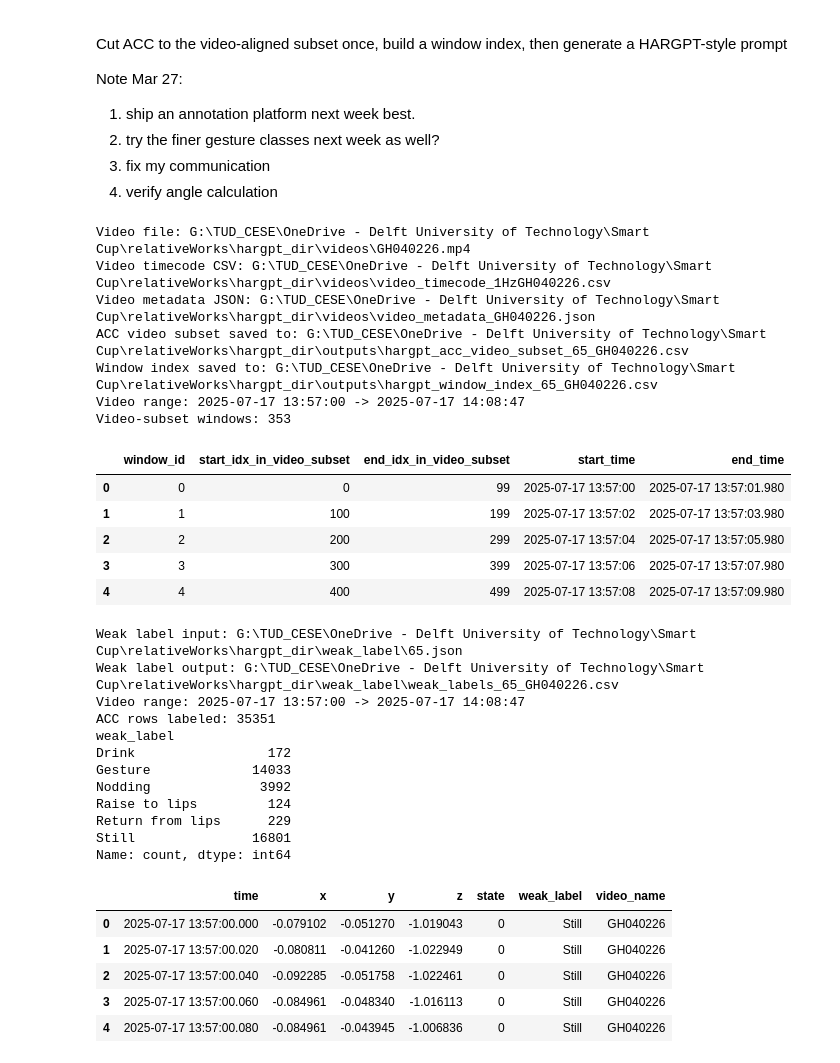
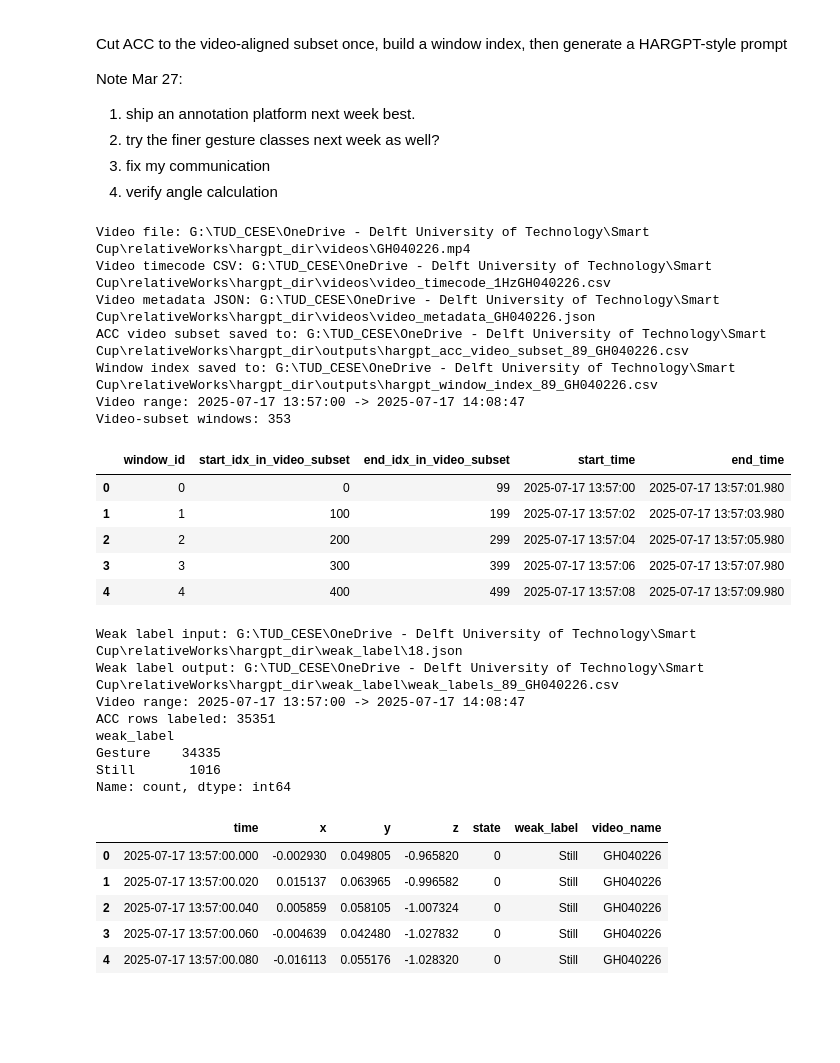
Before and after one commit to XiaoLiZaiCi113/myHARGPT, a Jupyter notebook: HARGPT.ipynb, the cells around one changed output. Cells and saved outputs as stored; diff of their text form; code cells hidden in the pictures; blank space fills up the shorter version.

```diff
--- a/HARGPT.ipynb
+++ b/HARGPT.ipynb
@@ -12,7 +12,7 @@ Note Mar 27:
 from pathlib import Path
 import pandas as pd
 
-from video_ltc import ensure_video_timecode_csv
+from video_ltc import ensure_video_timecode_csv, load_record_date_from_metadata_json
 
 PROJECT_ROOT = Path.cwd().resolve()#.parent
 OUTPUT_DIR = Path.cwd() / "outputs"
@@ -20,9 +20,15 @@ VIDEO_DIR = Path.cwd() / "videos"
 OUTPUT_DIR.mkdir(exist_ok=True)
 VIDEO_DIR.mkdir(exist_ok=True)
 
-PARTICIPANT_ID = "65"
+PARTICIPANT_NO = 18
+PARTICIPANT_TO_ACCID = {
+    1: 81, 2: 64, 3: 72, 4: 78, 5: 74, 6: 85, 7: 73, 8: 87,
+    9: 92, 10: 71, 11: 84, 12: 95, 13: 86, 14: 76, 15: 67, 16: 68,
+    17: 77, 18: 89, 19: 70, 20: 93, 21: 79, 22: 90, 23: 99, 24: 65,
+    25: 75, 26: 80, 27: 66, 28: 82, 29: 83, 30: 94, 31: 91, 32: 88,
+}
+PARTICIPANT_ID = str(PARTICIPANT_TO_ACCID[PARTICIPANT_NO])
 VIDEO_NAME = "GH040226"
-RECORD_DATE = pd.Timestamp("2025-07-17").date()
 VIDEO_FILE = None
 VIDEO_START_TIMECODE = None
 VIDEO_FPS = None
@@ -34,8 +40,8 @@ STRIDE_SECONDS = 2.0
 WINDOW_SIZE = int(TARGET_FS * WINDOW_SECONDS)
 STRIDE_SIZE = int(TARGET_FS * STRIDE_SECONDS)
 
-WINDOW_INDEX_IN_VIDEO_SUBSET = 100
-PROMPT_WINDOW_COUNT = 50
+WINDOW_INDEX_IN_VIDEO_SUBSET = 0
+PROMPT_WINDOW_COUNT = 400
 
 ACC_FILE = PROJECT_ROOT / "acc_files_cup" / PARTICIPANT_ID / "ACC_0.csv"
 VIDEO_FILE, VIDEO_TIMECODE_FILE, VIDEO_METADATA_FILE = ensure_video_timecode_csv(
@@ -46,6 +52,7 @@ VIDEO_FILE, VIDEO_TIMECODE_FILE, VIDEO_METADATA_FILE = ensure_video_timecode_csv
     fallback_fps=VIDEO_FPS,
     regenerate=FORCE_REGENERATE_VIDEO_METADATA,
 )
+RECORD_DATE = load_record_date_from_metadata_json(VIDEO_METADATA_FILE)
 WINDOW_INDEX_CSV = OUTPUT_DIR / f"hargpt_window_index_{PARTICIPANT_ID}_{VIDEO_NAME}.csv"
 ACC_VIDEO_CSV = OUTPUT_DIR / f"hargpt_acc_video_subset_{PARTICIPANT_ID}_{VIDEO_NAME}.csv"
 
@@ -123,8 +130,8 @@ window_index_df.head()
 Video file: G:\TUD_CESE\OneDrive - Delft University of Technology\Smart Cup\relativeWorks\hargpt_dir\videos\GH040226.mp4
 Video timecode CSV: G:\TUD_CESE\OneDrive - Delft University of Technology\Smart Cup\relativeWorks\hargpt_dir\videos\video_timecode_1HzGH040226.csv
 Video metadata JSON: G:\TUD_CESE\OneDrive - Delft University of Technology\Smart Cup\relativeWorks\hargpt_dir\videos\video_metadata_GH040226.json
-ACC video subset saved to: G:\TUD_CESE\OneDrive - Delft University of Technology\Smart Cup\relativeWorks\hargpt_dir\outputs\hargpt_acc_video_subset_65_GH040226.csv
-Window index saved to: G:\TUD_CESE\OneDrive - Delft University of Technology\Smart Cup\relativeWorks\hargpt_dir\outputs\hargpt_window_index_65_GH040226.csv
+ACC video subset saved to: G:\TUD_CESE\OneDrive - Delft University of Technology\Smart Cup\relativeWorks\hargpt_dir\outputs\hargpt_acc_video_subset_89_GH040226.csv
+Window index saved to: G:\TUD_CESE\OneDrive - Delft University of Technology\Smart Cup\relativeWorks\hargpt_dir\outputs\hargpt_window_index_89_GH040226.csv
 Video range: 2025-07-17 13:57:00 -> 2025-07-17 14:08:47
 Video-subset windows: 353
 |  | window_id | start_idx_in_video_subset | end_idx_in_video_subset | start_time | end_time |
@@ -138,24 +145,31 @@ Video-subset windows: 353
 import json
 import numpy as np
 
-WEAK_LABEL_INPUT = PROJECT_ROOT / "weak_label" / f"{PARTICIPANT_ID}.json"
+WEAK_LABEL_INPUT = PROJECT_ROOT / "weak_label" / f"{PARTICIPANT_NO}.json"
 WEAK_LABEL_OUTPUT = PROJECT_ROOT / "weak_label" / f"weak_labels_{PARTICIPANT_ID}_{VIDEO_NAME}.csv"
 
 label_to_state = {
     "Still": 0,
     "Gesture": 1,
-    "Raise to lips": 2,
-    "Drink": 3,
-    "Return from lips": 4,
-    "Nodding": 5,
+    "Drinking": 2,
+    "Toasting": 3,
+    "Nodding": 4,
 }
 label_priority = {
     "Still": 0,
     "Nodding": 1,
     "Gesture": 2,
-    "Return from lips": 3,
-    "Raise to lips": 4,
-    "Drink": 5,
+    "Toasting": 3,
+    "Drinking": 4,
+}
+category_aliases = {
+    "still": "Still",
+    "gesture": "Gesture",
+    "drink": "Drinking",
+    "drinking": "Drinking",
+    "toast": "Toasting",
+    "toasting": "Toasting",
+    "nodding": "Nodding",
 }
 
 if not WEAK_LABEL_INPUT.exists():
@@ -173,6 +187,7 @@ weak_df = weak_df.copy()
 weak_df["start"] = pd.to_numeric(weak_df["start"], errors="coerce")
 weak_df["end"] = pd.to_numeric(weak_df["end"], errors="coerce")
 weak_df["category"] = weak_df["category"].astype(str).str.strip()
+weak_df["category"] = weak_df["category"].map(lambda value: category_aliases.get(str(value).strip().lower(), str(value).strip()))
 weak_df = weak_df.dropna(subset=["start", "end", "category"]).sort_values(["start", "end"]).reset_index(drop=True)
 
 invalid_segments = weak_df[weak_df["end"] < weak_df["start"]].copy()
@@ -197,46 +212,42 @@ priority_buffer = np.zeros(len(acc_weak), dtype=int)
 
 for row in weak_df.itertuples(index=False):
     priority = label_priority[row.category]
     mask = (acc_weak["time"] >= row.clipped_start) & (acc_weak["time"] <= row.clipped_end)
     if not mask.any():
         continue
     mask_np = mask.to_numpy()
     update_mask = mask_np & (priority >= priority_buffer)
     if not update_mask.any():
         continue
     priority_buffer[update_mask] = priority
     acc_weak.loc[update_mask, "state"] = label_to_state[row.category]
     acc_weak.loc[update_mask, "weak_label"] = row.category
 
 acc_weak["video_name"] = VIDEO_NAME
 acc_weak = acc_weak[["time", "x", "y", "z", "state", "weak_label", "video_name"]]
 acc_weak.to_csv(WEAK_LABEL_OUTPUT, index=False)
 
 print(f"Weak label input: {WEAK_LABEL_INPUT}")
 print(f"Weak label output: {WEAK_LABEL_OUTPUT}")
 print(f"Video range: {video_start} -> {video_end}")
 print(f"ACC rows labeled: {len(acc_weak)}")
 print(acc_weak["weak_label"].value_counts().sort_index())
 acc_weak.head()
 # %% [output]
-Weak label input: G:\TUD_CESE\OneDrive - Delft University of Technology\Smart Cup\relativeWorks\hargpt_dir\weak_label\65.json
-Weak label output: G:\TUD_CESE\OneDrive - Delft University of Technology\Smart Cup\relativeWorks\hargpt_dir\weak_label\weak_labels_65_GH040226.csv
+Weak label input: G:\TUD_CESE\OneDrive - Delft University of Technology\Smart Cup\relativeWorks\hargpt_dir\weak_label\18.json
+Weak label output: G:\TUD_CESE\OneDrive - Delft University of Technology\Smart Cup\relativeWorks\hargpt_dir\weak_label\weak_labels_89_GH040226.csv
 Video range: 2025-07-17 13:57:00 -> 2025-07-17 14:08:47
 ACC rows labeled: 35351
 weak_label
-Drink                 172
-Gesture             14033
-Nodding              3992
-Raise to lips         124
-Return from lips      229
-Still               16801
+Gesture    34335
+Still       1016
 Name: count, dtype: int64
 |  | time | x | y | z | state | weak_label | video_name |
-| 0 | 2025-07-17 13:57:00.000 | -0.079102 | -0.051270 | -1.019043 | 0 | Still | GH040226 |
-| 1 | 2025-07-17 13:57:00.020 | -0.080811 | -0.041260 | -1.022949 | 0 | Still | GH040226 |
-| 2 | 2025-07-17 13:57:00.040 | -0.092285 | -0.051758 | -1.022461 | 0 | Still | GH040226 |
-| 3 | 2025-07-17 13:57:00.060 | -0.084961 | -0.048340 | -1.016113 | 0 | Still | GH040226 |
-| 4 | 2025-07-17 13:57:00.080 | -0.084961 | -0.043945 | -1.006836 | 0 | Still | GH040226 |
+| 0 | 2025-07-17 13:57:00.000 | -0.002930 | 0.049805 | -0.965820 | 0 | Still | GH040226 |
+| 1 | 2025-07-17 13:57:00.020 | 0.015137 | 0.063965 | -0.996582 | 0 | Still | GH040226 |
+| 2 | 2025-07-17 13:57:00.040 | 0.005859 | 0.058105 | -1.007324 | 0 | Still | GH040226 |
+| 3 | 2025-07-17 13:57:00.060 | -0.004639 | 0.042480 | -1.027832 | 0 | Still | GH040226 |
+| 4 | 2025-07-17 13:57:00.080 | -0.016113 | 0.055176 | -1.028320 | 0 | Still | GH040226 |
 # %%
 import matplotlib.pyplot as plt
 import matplotlib as mpl
```
Also changed, not shown: parts of 7 cells of this notebook, 1 other file.
